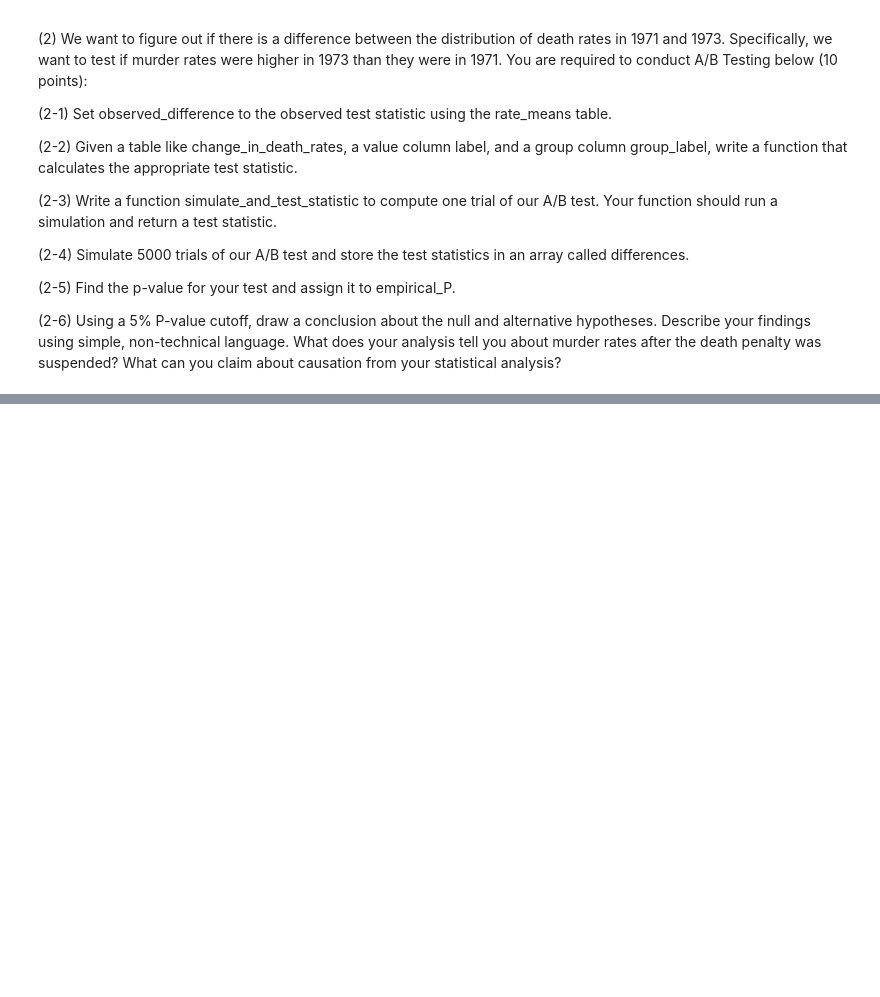
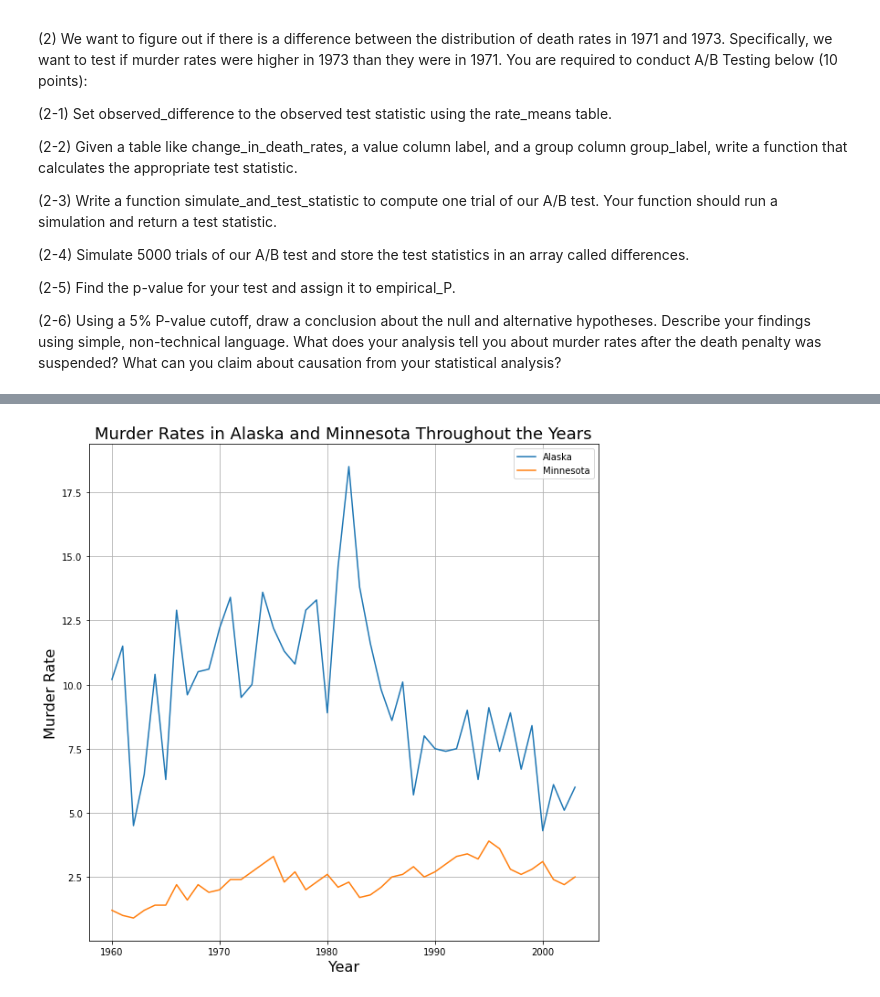
Before and after one commit to LalithaNalluri/lalitha_info5502_spring2022, a Jupyter notebook: lab_assignment_09.ipynb, the cells around one changed output, grey strips where cells are left out. Drawn from its saved outputs; the diff is of its cells as text; code cells hidden in the pictures; blank space fills up the shorter version.

```diff
--- a/lab_assignment_09.ipynb
+++ b/lab_assignment_09.ipynb
@@ -166,0 +212,25 @@ Hint: tbl_1.append(tbl_2) with create a new table that includes rows from both t
+# %%
+# You code here
+
+import pandas as pd
+
+# load dataset
+data = pd.read_csv("crime_rates.csv")
+
+# creating table that as in above question
+df = data[(data['State'] == 'Alaska')][['Year', 'Murder Rate']]
+
+# we extract Minnesota data and load add to table
+d = {}
+for year in (list(set(list(data['Year'].values)))):
+    if data[(data['Year'] == year) & (data['State'] == 'Minnesota')].shape[0] > 0:
+        d[year] = data[(data['Year'] == year) & (data['State'] == 'Minnesota')]['Murder Rate'].values[0]
+    else:
+        d[year] = 0
+
+len(d)
+
+df['Murder rate in Minnesota'] = d.values()
+
+df.columns = ['Year', 'Murder rate in Alaska', 'Murder rate in Minnesota']
+df
@@ -166,0 +255,12 @@ Hint: tbl_1.append(tbl_2) with create a new table that includes rows from both t
+# %%
+plt.figure(figsize=(10,10))
+plt.title('Murder Rates in Alaska and Minnesota Throughout the Years',fontsize=18)
+plt.plot(df['Year'],df['Murder rate in Alaska'],label='Alaska')
+plt.plot(df['Year'],df['Murder rate in Minnesota'],label='Minnesota')
+plt.xlabel('Year',fontsize=16)
+plt.ylabel('Murder Rate',fontsize=16)
+plt.legend()
+plt.grid()
+plt.show()
+# %% [output]
+[figure, added]
```
Also changed, not shown: parts of 7 cells of this notebook.
